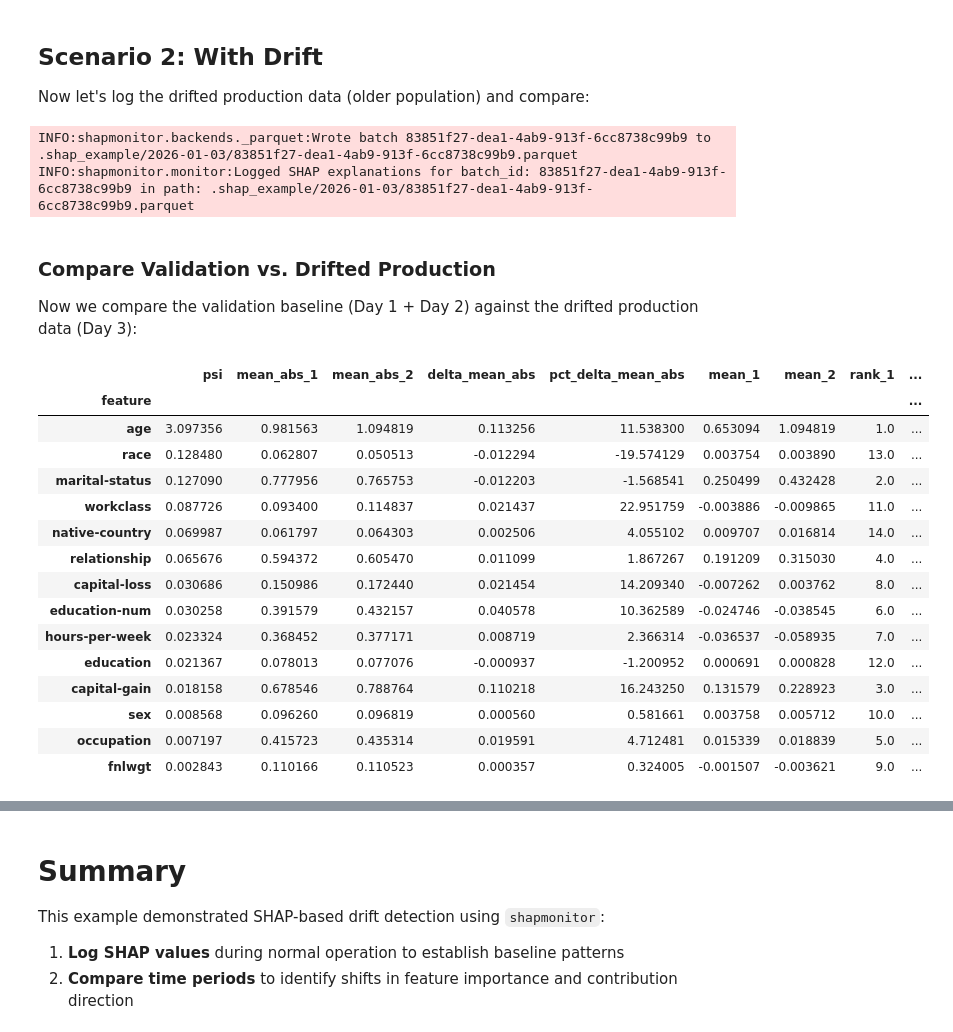
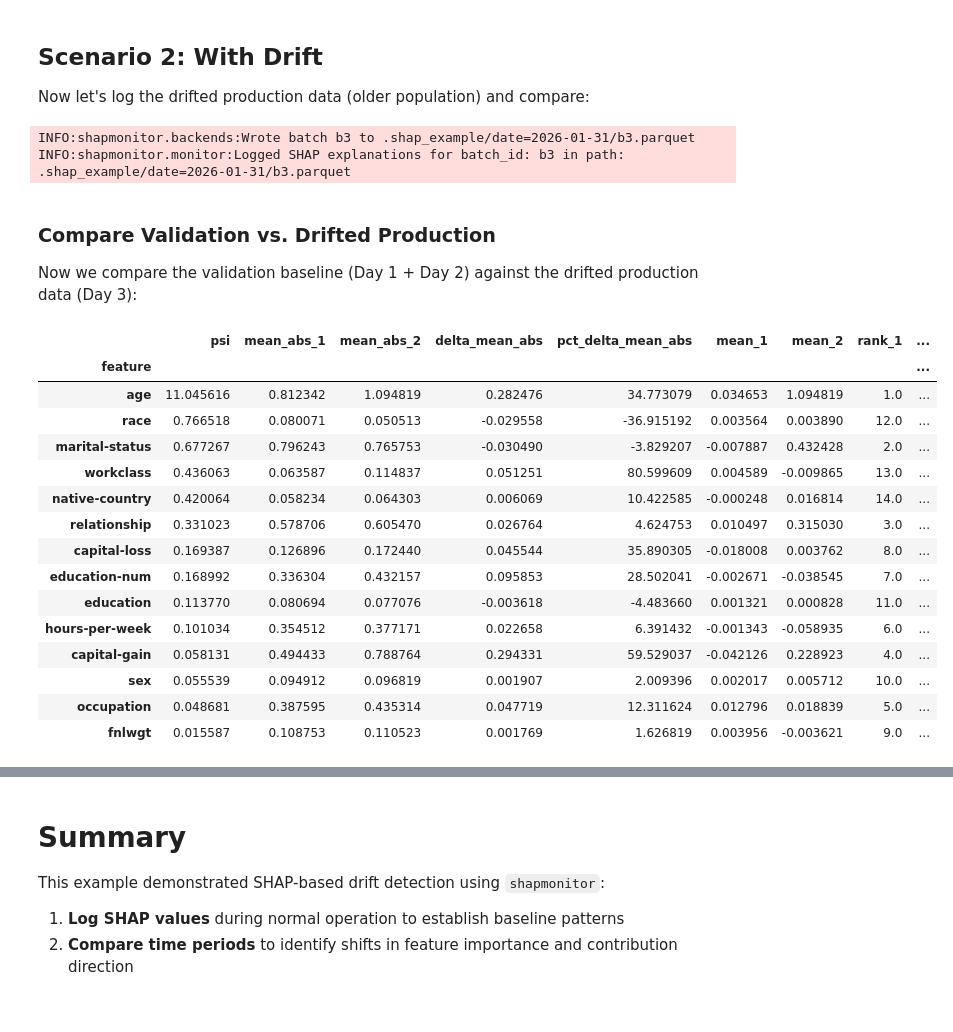
Before and after one commit to ab93/shap-monitor, a Jupyter notebook: examples/lightgbm_example.ipynb, the cells around one changed output, grey strips where cells are left out. Drawn from its saved outputs; the diff is of its cells as text; code cells hidden in the pictures.

```diff
--- a/examples/lightgbm_example.ipynb
+++ b/examples/lightgbm_example.ipynb
@@ -351,39 +345,39 @@ analyzer.compare_time_periods(
 
 Now let's log the drifted production data (older population) and compare:
 # %%
-# Log drifted production data as "Day 3"
-with freezegun.freeze_time("2026-01-03"):
-    monitor.log_batch(X_test, y_test)
+# Log drifted production data as the next batch (Day 3)
+
+monitor.log_batch(X_test, y_test, batch_id="b3")
 # %% [output]
-INFO:shapmonitor.backends._parquet:Wrote batch 83851f27-dea1-4ab9-913f-6cc8738c99b9 to .shap_example/2026-01-03/83851f27-dea1-4ab9-913f-6cc8738c99b9.parquet
-INFO:shapmonitor.monitor:Logged SHAP explanations for batch_id: 83851f27-dea1-4ab9-913f-6cc8738c99b9 in path: .shap_example/2026-01-03/83851f27-dea1-4ab9-913f-6cc8738c99b9.parquet
+INFO:shapmonitor.backends:Wrote batch b3 to .shap_example/date=2026-01-31/b3.parquet
+INFO:shapmonitor.monitor:Logged SHAP explanations for batch_id: b3 in path: .shap_example/date=2026-01-31/b3.parquet
 # %% [markdown]
 ### Compare Validation vs. Drifted Production
 
 Now we compare the validation baseline (Day 1 + Day 2) against the drifted production data (Day 3):
 # %%
 # Compare Day 1 and Day 2 vs Day 3 (drifted production)
-analyzer.compare_time_periods(
-    period_ref=(datetime(2026, 1, 1), datetime(2026, 1, 3)),
-    period_curr=(datetime(2026, 1, 3), datetime(2026, 1, 4)),
+analyzer.compare_batches(
+    batch_ref="b2",
+    batch_curr="b3",
 )
 # %% [output]
 |  | psi | mean_abs_1 | mean_abs_2 | delta_mean_abs | pct_delta_mean_abs | mean_1 | mean_2 | rank_1 | ... |
 | feature |  |  |  |  |  |  |  |  | ... |
-| age | 3.097356 | 0.981563 | 1.094819 | 0.113256 | 11.538300 | 0.653094 | 1.094819 | 1.0 | ... |
-| race | 0.128480 | 0.062807 | 0.050513 | -0.012294 | -19.574129 | 0.003754 | 0.003890 | 13.0 | ... |
-| marital-status | 0.127090 | 0.777956 | 0.765753 | -0.012203 | -1.568541 | 0.250499 | 0.432428 | 2.0 | ... |
-| workclass | 0.087726 | 0.093400 | 0.114837 | 0.021437 | 22.951759 | -0.003886 | -0.009865 | 11.0 | ... |
-| native-country | 0.069987 | 0.061797 | 0.064303 | 0.002506 | 4.055102 | 0.009707 | 0.016814 | 14.0 | ... |
-| relationship | 0.065676 | 0.594372 | 0.605470 | 0.011099 | 1.867267 | 0.191209 | 0.315030 | 4.0 | ... |
-| capital-loss | 0.030686 | 0.150986 | 0.172440 | 0.021454 | 14.209340 | -0.007262 | 0.003762 | 8.0 | ... |
-| education-num | 0.030258 | 0.391579 | 0.432157 | 0.040578 | 10.362589 | -0.024746 | -0.038545 | 6.0 | ... |
-| hours-per-week | 0.023324 | 0.368452 | 0.377171 | 0.008719 | 2.366314 | -0.036537 | -0.058935 | 7.0 | ... |
-| education | 0.021367 | 0.078013 | 0.077076 | -0.000937 | -1.200952 | 0.000691 | 0.000828 | 12.0 | ... |
-| capital-gain | 0.018158 | 0.678546 | 0.788764 | 0.110218 | 16.243250 | 0.131579 | 0.228923 | 3.0 | ... |
-| sex | 0.008568 | 0.096260 | 0.096819 | 0.000560 | 0.581661 | 0.003758 | 0.005712 | 10.0 | ... |
-| occupation | 0.007197 | 0.415723 | 0.435314 | 0.019591 | 4.712481 | 0.015339 | 0.018839 | 5.0 | ... |
-| fnlwgt | 0.002843 | 0.110166 | 0.110523 | 0.000357 | 0.324005 | -0.001507 | -0.003621 | 9.0 | ... |
+| age | 11.045616 | 0.812342 | 1.094819 | 0.282476 | 34.773079 | 0.034653 | 1.094819 | 1.0 | ... |
+| race | 0.766518 | 0.080071 | 0.050513 | -0.029558 | -36.915192 | 0.003564 | 0.003890 | 12.0 | ... |
+| marital-status | 0.677267 | 0.796243 | 0.765753 | -0.030490 | -3.829207 | -0.007887 | 0.432428 | 2.0 | ... |
+| workclass | 0.436063 | 0.063587 | 0.114837 | 0.051251 | 80.599609 | 0.004589 | -0.009865 | 13.0 | ... |
+| native-country | 0.420064 | 0.058234 | 0.064303 | 0.006069 | 10.422585 | -0.000248 | 0.016814 | 14.0 | ... |
+| relationship | 0.331023 | 0.578706 | 0.605470 | 0.026764 | 4.624753 | 0.010497 | 0.315030 | 3.0 | ... |
+| capital-loss | 0.169387 | 0.126896 | 0.172440 | 0.045544 | 35.890305 | -0.018008 | 0.003762 | 8.0 | ... |
+| education-num | 0.168992 | 0.336304 | 0.432157 | 0.095853 | 28.502041 | -0.002671 | -0.038545 | 7.0 | ... |
+| education | 0.113770 | 0.080694 | 0.077076 | -0.003618 | -4.483660 | 0.001321 | 0.000828 | 11.0 | ... |
+| hours-per-week | 0.101034 | 0.354512 | 0.377171 | 0.022658 | 6.391432 | -0.001343 | -0.058935 | 6.0 | ... |
+| capital-gain | 0.058131 | 0.494433 | 0.788764 | 0.294331 | 59.529037 | -0.042126 | 0.228923 | 4.0 | ... |
+| sex | 0.055539 | 0.094912 | 0.096819 | 0.001907 | 2.009396 | 0.002017 | 0.005712 | 10.0 | ... |
+| occupation | 0.048681 | 0.387595 | 0.435314 | 0.047719 | 12.311624 | 0.012796 | 0.018839 | 5.0 | ... |
+| fnlwgt | 0.015587 | 0.108753 | 0.110523 | 0.001769 | 1.626819 | 0.003956 | -0.003621 | 9.0 | ... |
 # %% [markdown]
 # Interpreting the Comparison Signals
 
```
Also changed, not shown: parts of 5 cells of this notebook, 7 other files.
